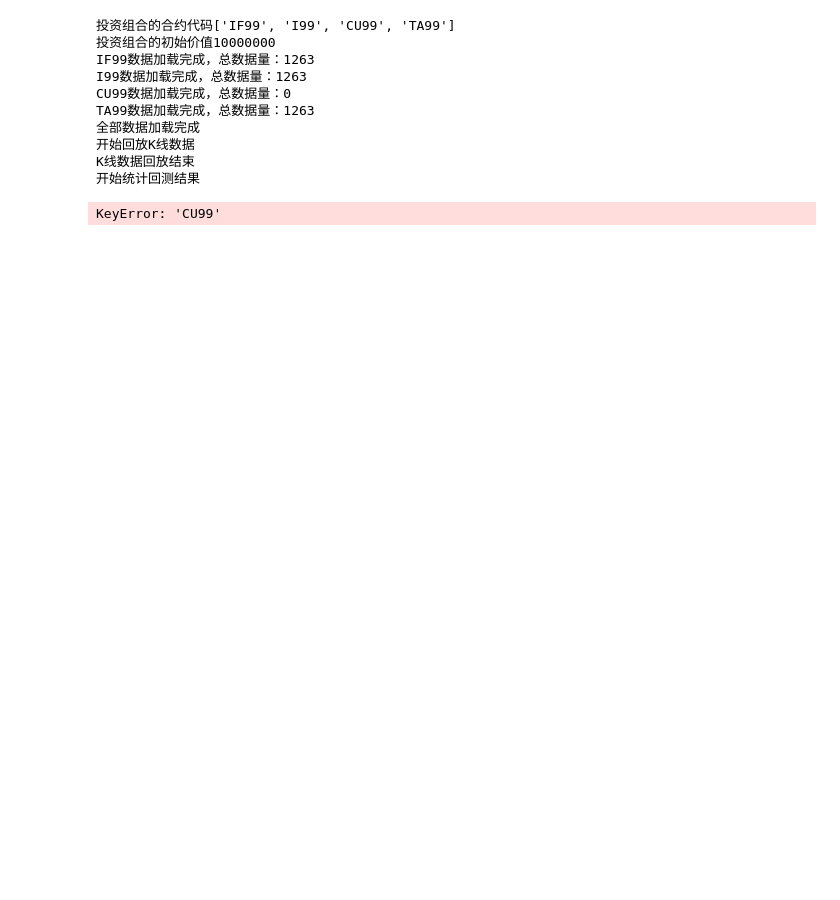
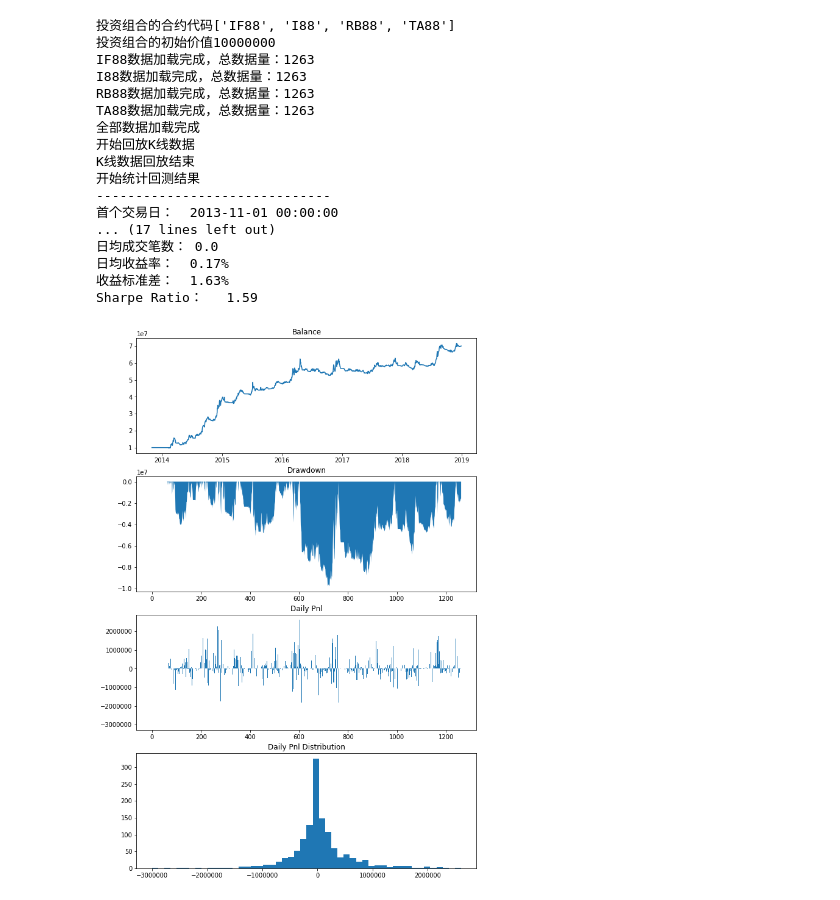
Before and after one commit to Giten2004/vnpy, a Jupyter notebook: examples/TurtleStrategy/run.ipynb, the cells around one changed output. Cells and saved outputs as stored; diff of their text form; code cells hidden in the pictures; blank space fills up the shorter version.

```diff
--- a/examples/TurtleStrategy/run.ipynb
+++ b/examples/TurtleStrategy/run.ipynb
@@ -10,23 +10,30 @@ from turtleEngine import BacktestingEngine
 # %%
 engine = BacktestingEngine()
 engine.setPeriod(datetime(2013, 11, 1), datetime(2018, 12, 30))
-engine.initPortfolio('setting.csv', 10000000)
+engine.initPortfolio('setting88.csv', 10000000)
 
 engine.loadData()
 engine.runBacktesting()
 engine.showResult()
 # %% [output]
-投资组合的合约代码['IF99', 'I99', 'CU99', 'TA99']
+投资组合的合约代码['IF88', 'I88', 'RB88', 'TA88']
 投资组合的初始价值10000000
-IF99数据加载完成，总数据量：1263
-I99数据加载完成，总数据量：1263
-CU99数据加载完成，总数据量：0
-TA99数据加载完成，总数据量：1263
+IF88数据加载完成，总数据量：1263
+I88数据加载完成，总数据量：1263
+RB88数据加载完成，总数据量：1263
+TA88数据加载完成，总数据量：1263
 全部数据加载完成
 开始回放K线数据
 K线数据回放结束
 开始统计回测结果
+------------------------------
+首个交易日：  2013-11-01 00:00:00
+... (17 lines left out)
+日均成交笔数： 0.0
+日均收益率：  0.17%
+收益标准差：  1.63%
+Sharpe Ratio：   1.59
-KeyError: 'CU99'
+[figure, added]
 # %%
 tradeList = engine.getTradeData('IF99')
 for trade in tradeList:
```
Also changed, not shown: 10 other files.
